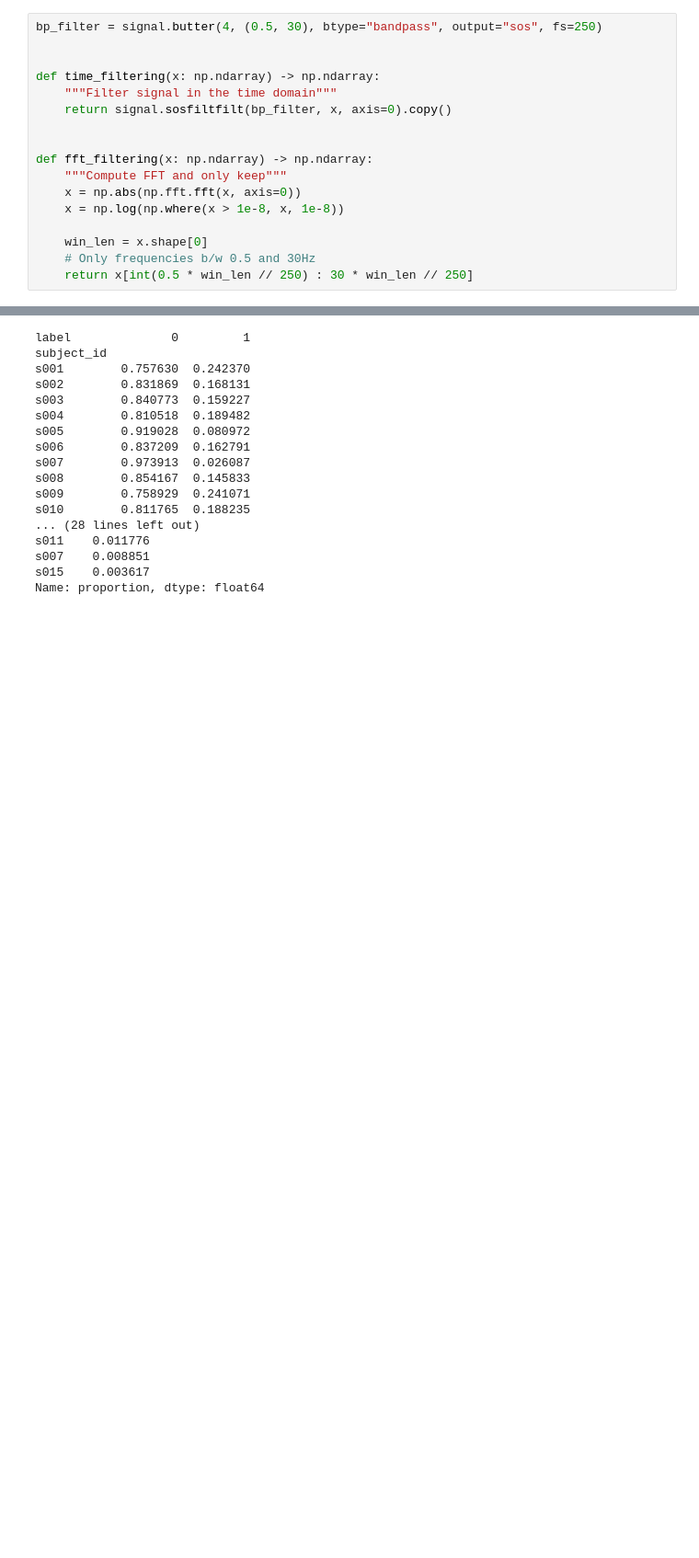
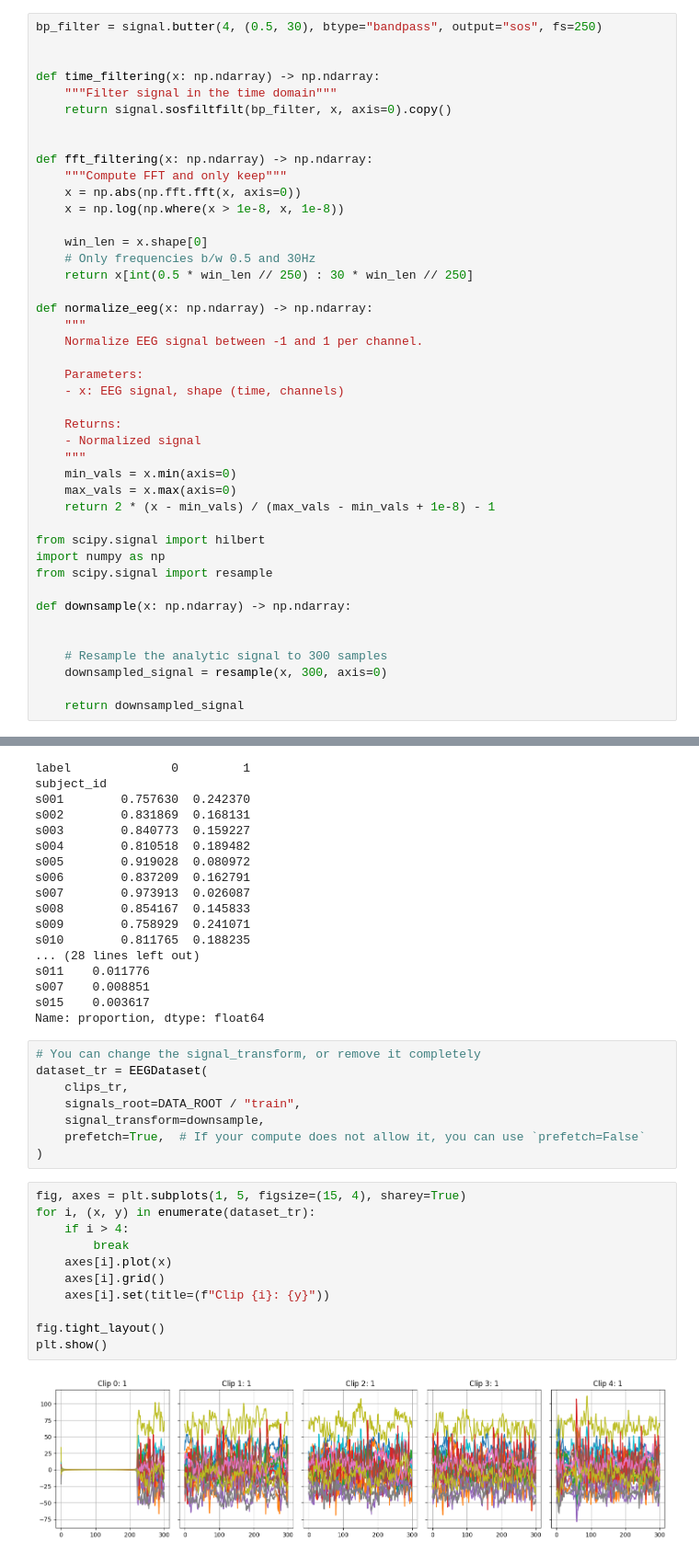
Before and after one commit to cboissier77/eeg_seizure_classifier, a Jupyter notebook: notebooks/experiments.ipynb, the cells around one changed output, grey strips where cells are left out. Shown at 92% size. Saved outputs shown, nothing was run; the diff lists cells and outputs as text; blank space fills up the shorter version.

```diff
--- a/notebooks/experiments.ipynb
+++ b/notebooks/experiments.ipynb
@@ -44,6 +44,32 @@ def fft_filtering(x: np.ndarray) -> np.ndarray:
     win_len = x.shape[0]
     # Only frequencies b/w 0.5 and 30Hz
     return x[int(0.5 * win_len // 250) : 30 * win_len // 250]
+
+def normalize_eeg(x: np.ndarray) -> np.ndarray:
+    """
+    Normalize EEG signal between -1 and 1 per channel.
+
+    Parameters:
+    - x: EEG signal, shape (time, channels)
+
+    Returns:
+    - Normalized signal
+    """
+    min_vals = x.min(axis=0)
+    max_vals = x.max(axis=0)
+    return 2 * (x - min_vals) / (max_vals - min_vals + 1e-8) - 1
+
+from scipy.signal import hilbert
+import numpy as np
+from scipy.signal import resample
+
+def downsample(x: np.ndarray) -> np.ndarray:
+
+
+    # Resample the analytic signal to 300 samples
+    downsampled_signal = resample(x, 300, axis=0)
+
+    return downsampled_signal
 # %%
 
 data_root = Path(data_path)
@@ -80,3 +106,24 @@ s011    0.011776
 s007    0.008851
 s015    0.003617
 Name: proportion, dtype: float64
+# %%
+# You can change the signal_transform, or remove it completely
+dataset_tr = EEGDataset(
+    clips_tr,
+    signals_root=DATA_ROOT / "train",
+    signal_transform=downsample,
+    prefetch=True,  # If your compute does not allow it, you can use `prefetch=False`
+)
+# %%
+fig, axes = plt.subplots(1, 5, figsize=(15, 4), sharey=True)
+for i, (x, y) in enumerate(dataset_tr):
+    if i > 4:
+        break
+    axes[i].plot(x)
+    axes[i].grid()
+    axes[i].set(title=(f"Clip {i}: {y}"))
+
+fig.tight_layout()
+plt.show()
+# %% [output]
+[figure, added]
```
Also changed, not shown: parts of 7 cells of this notebook, 2 other files.
